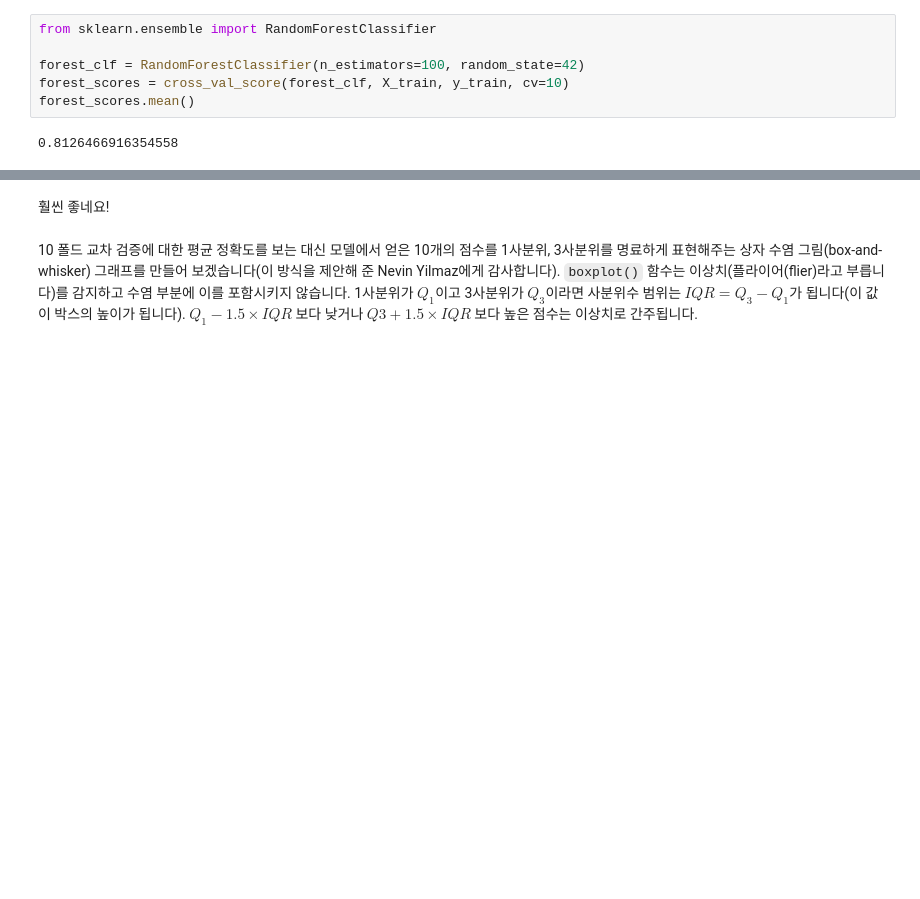
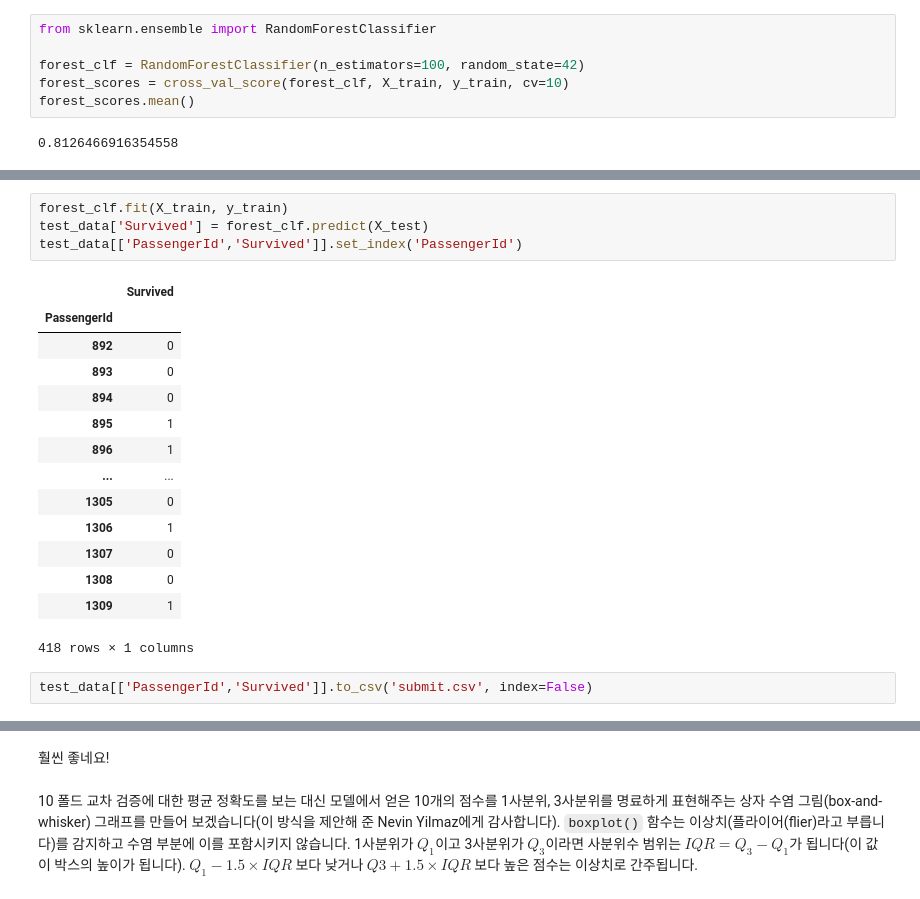
Before and after one commit to K-107/handson-ml2, a Jupyter notebook: 03_classification.ipynb, the cells around one changed output, grey strips where cells are left out. Saved outputs shown, nothing was run; the diff lists cells and outputs as text; blank space fills up the shorter version.

```diff
--- a/03_classification.ipynb
+++ b/03_classification.ipynb
@@ -1007,0 +1217,21 @@ forest_scores.mean()
+# %%
+forest_clf.fit(X_train, y_train)
+test_data['Survived'] = forest_clf.predict(X_test)
+test_data[['PassengerId','Survived']].set_index('PassengerId')
+# %% [output]
+|  | Survived |
+| PassengerId |  |
+| 892 | 0 |
+| 893 | 0 |
+| 894 | 0 |
+| 895 | 1 |
+| 896 | 1 |
+| ... | ... |
+| 1305 | 0 |
+| 1306 | 1 |
+| 1307 | 0 |
+| 1308 | 0 |
+| 1309 | 1 |
+418 rows × 1 columns
+# %%
+test_data[['PassengerId','Survived']].to_csv('submit.csv', index=False)
```
Also changed, not shown: parts of 86 cells of this notebook.
